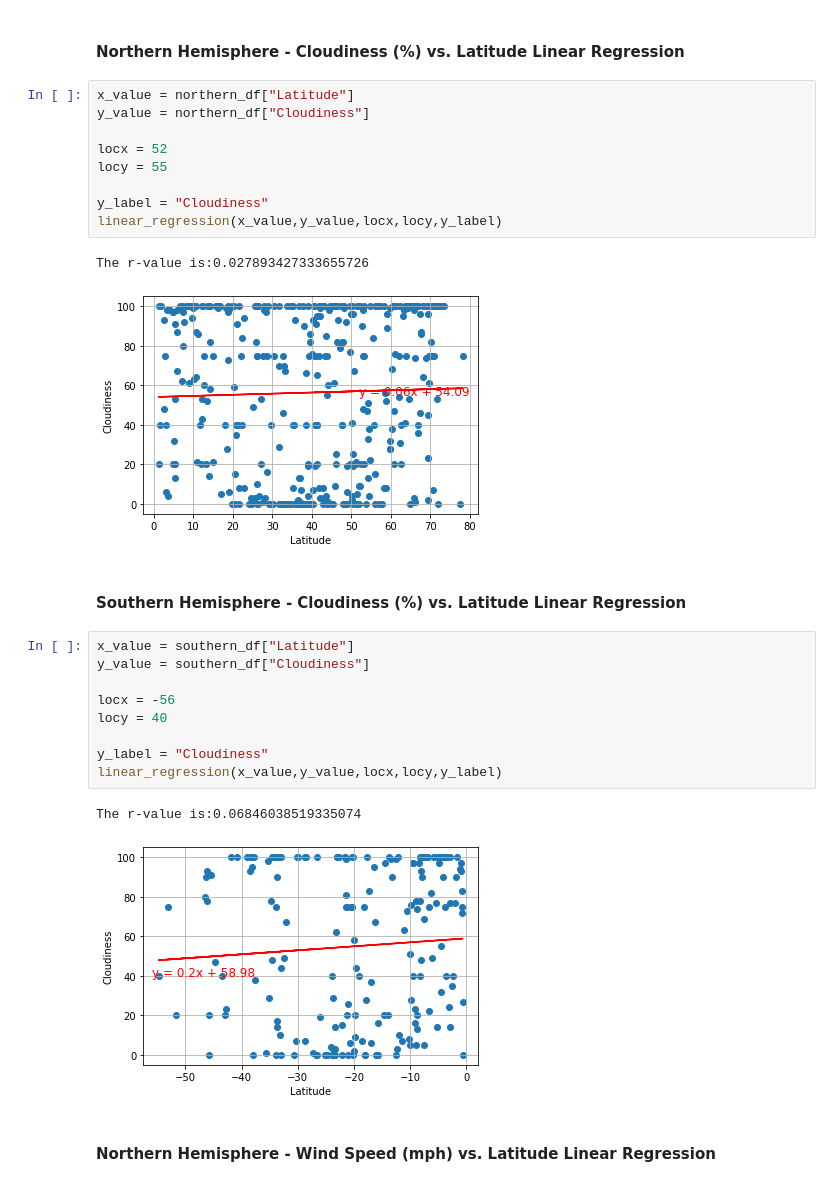
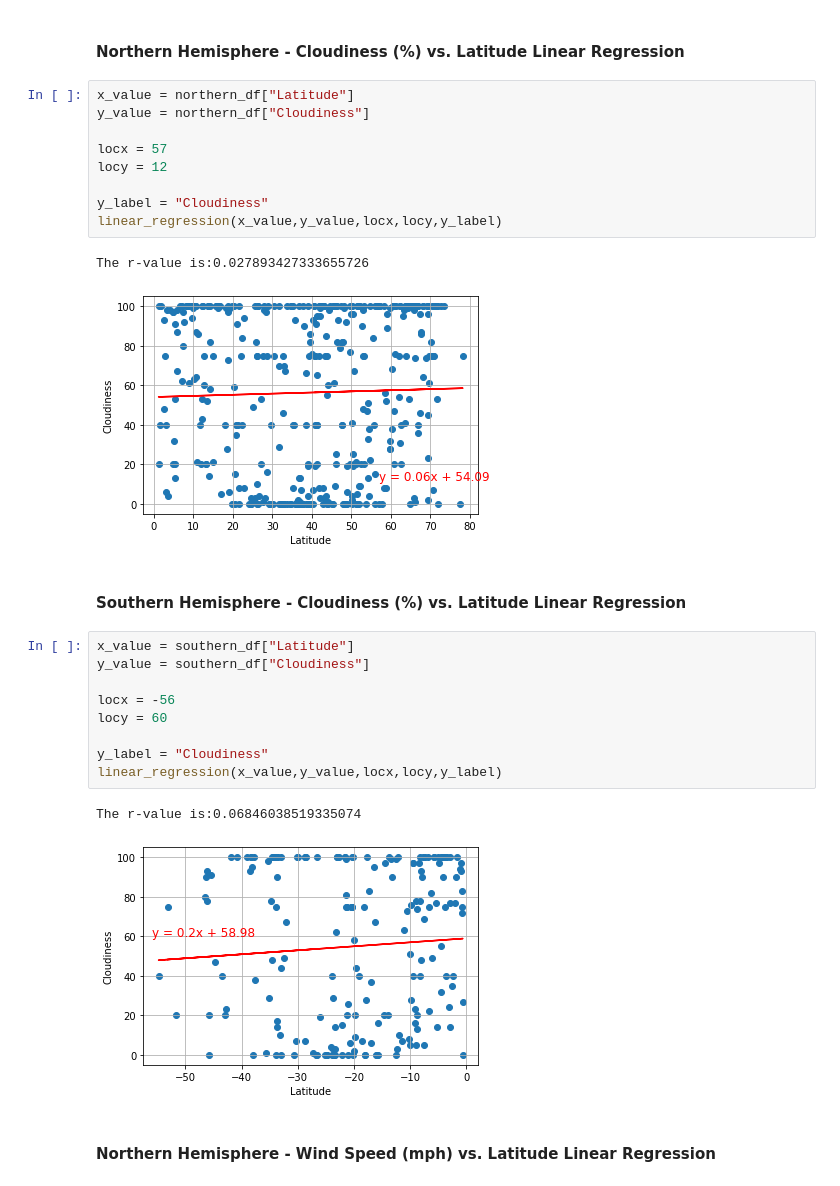
Before and after one commit to jeyaemmanuel/python_api_challenge, a Jupyter notebook: WeatherPy.ipynb, the cells around one changed output. Saved outputs shown, nothing was run; the diff lists cells and outputs as text.

```diff
--- a/WeatherPy.ipynb
+++ b/WeatherPy.ipynb
@@ -322,15 +322,15 @@ The r-value is:0.06481095144848914
 # %%
 x_value = northern_df["Latitude"]
 y_value = northern_df["Cloudiness"]
 
-locx = 52
-locy = 55
+locx = 57
+locy = 12
 
 y_label = "Cloudiness"
 linear_regression(x_value,y_value,locx,locy,y_label)
 # %% [output]
 The r-value is:0.027893427333655726
-[figure, old version]
+[figure, new version]
 # %% [markdown]
 ####  Southern Hemisphere - Cloudiness (%) vs. Latitude Linear Regression
 # %%
@@ -338,13 +338,13 @@ x_value = southern_df["Latitude"]
 y_value = southern_df["Cloudiness"]
 
 locx = -56
-locy = 40
+locy = 60
 
 y_label = "Cloudiness"
 linear_regression(x_value,y_value,locx,locy,y_label)
 # %% [output]
 The r-value is:0.06846038519335074
-[figure, old version]
+[figure, new version]
 # %% [markdown]
 ####  Northern Hemisphere - Wind Speed (mph) vs. Latitude Linear Regression
 # %%
```
